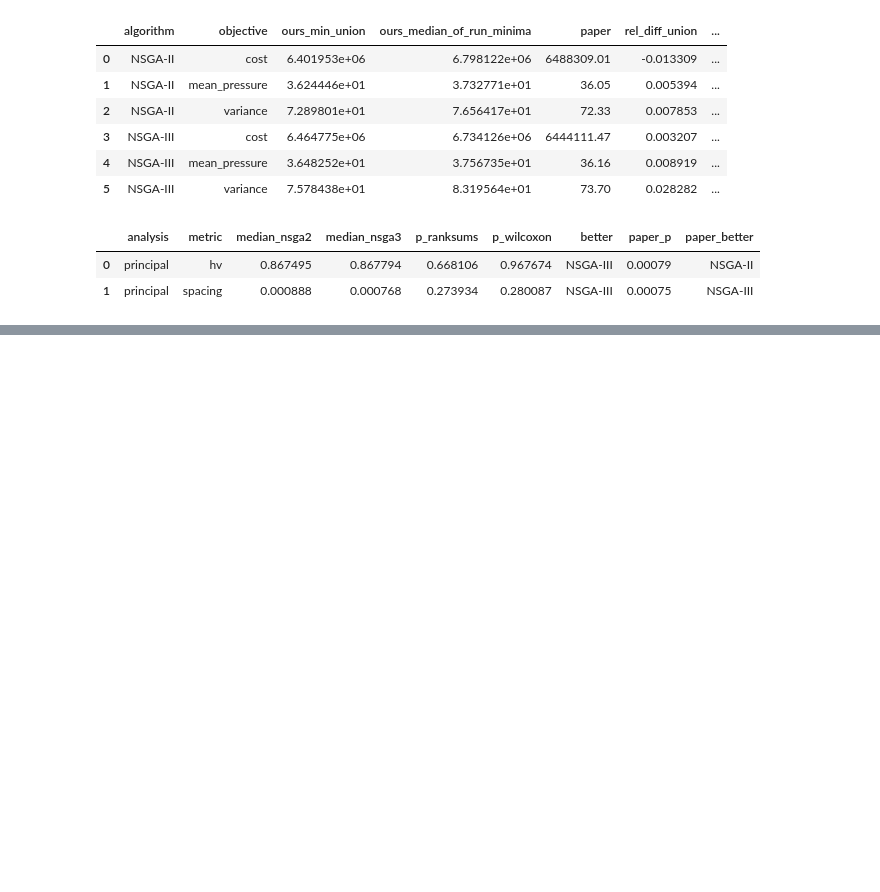
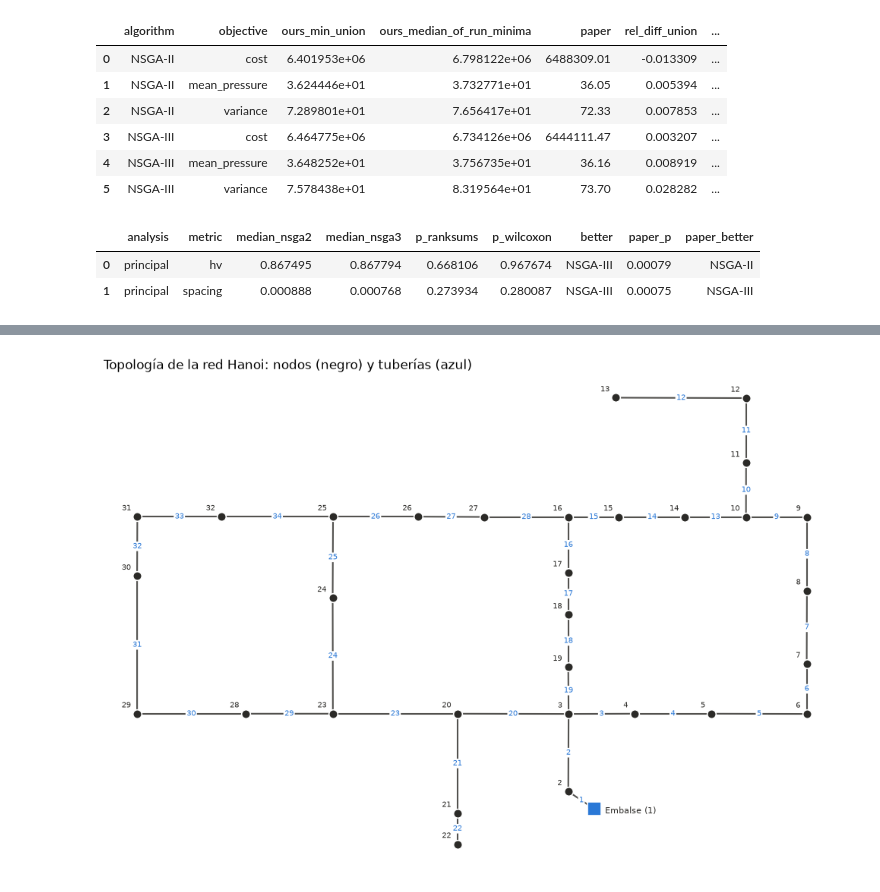
Before and after one commit to SantiagoDeLaC-TEC/proyecto-bioinspirados, a Jupyter notebook: notebooks/replicacion_hanoi.ipynb, the cells around one changed output, grey strips where cells are left out. Saved outputs shown, nothing was run; the diff lists cells and outputs as text; code cells hidden in the pictures; blank space fills up the shorter version.

Commit message:
Revisión de resultados y visualización de mejora al sistema.

```diff
--- a/notebooks/replicacion_hanoi.ipynb
+++ b/notebooks/replicacion_hanoi.ipynb
@@ -472,0 +541,82 @@ display(TESTS[TESTS.analysis == "principal"].assign(paper_p=lambda t: t.metric.m
+# %%
+from matplotlib.colors import LinearSegmentedColormap, Normalize
+from matplotlib.lines import Line2D
+
+# Red limpia para dibujar (WN ya fue modificada por evaluate) y coordenadas de cada nodo del .inp.
+NET = load_network()
+COORDS = {n: NET.get_node(n).coordinates for n in NET.node_name_list}
+RESERVOIR = NET.reservoir_name_list[0]
+PIPE_COLOR, INK = "#52514e", "#2b2a27"
+LW_PER_MM = 8 / 1016  # ancho de línea proporcional al diámetro: 1016 mm = 8 pt
+PRESSURE_CMAP = LinearSegmentedColormap.from_list("presion", ["#fde4cf", "#f4a261", "#c4521a", "#6b2a0a"])
+
+
+def pipe_ends(pipe_id):
+    pipe = NET.get_link(pipe_id)
+    return COORDS[pipe.start_node_name], COORDS[pipe.end_node_name]
+
+
+def draw_nodes(ax, colors=None, norm=None):
+    """Nodos de consumo (con color de presión si se da) y el embalse como cuadrado."""
+    xy = np.array([COORDS[n] for n in JUNCTIONS])
+    ax.scatter(xy[:, 0], xy[:, 1], s=70, c=INK if colors is None else colors, cmap=PRESSURE_CMAP, norm=norm,
+               edgecolors="white", linewidths=1.2, zorder=3)
+    rx, ry = COORDS[RESERVOIR]
+    ax.scatter(rx, ry, s=170, marker="s", color="#2a78d6", edgecolors="white", linewidths=1.2, zorder=3)
+    ax.annotate(f"Embalse ({RESERVOIR})", (rx, ry), xytext=(10, -4), textcoords="offset points", fontsize=8, color=INK)
+    for n in JUNCTIONS:
+        ax.annotate(n, COORDS[n], xytext=(-6, 6), textcoords="offset points", ha="right", fontsize=7, color=INK)
+    ax.set_aspect("equal")
+    ax.axis("off")
+
+
+# Topología como en la Fig. 5 del paper: numeración de nodos y tuberías, sin diámetros.
+fig, ax = plt.subplots(figsize=(10, 7))
+for pipe_id in PIPE_IDS:
+    (x0, y0), (x1, y1) = pipe_ends(pipe_id)
+    ax.plot([x0, x1], [y0, y1], color=PIPE_COLOR, lw=1.5, zorder=1)
+    ax.annotate(pipe_id, ((x0 + x1) / 2, (y0 + y1) / 2), ha="center", va="center", fontsize=7, color="#2a78d6",
+                bbox=dict(boxstyle="round,pad=0.15", facecolor="white", edgecolor="none"), zorder=2)
+draw_nodes(ax)
+ax.set_title("Topología de la red Hanoi: nodos (negro) y tuberías (azul)", loc="left")
+fig.tight_layout()
+fig.savefig(OUT / "network_topology.png", dpi=160)
+plt.show()
+
+# Diseños a comparar: referencia sobredimensionada y la solución de menor costo de cada algoritmo.
+cheapest = {a: FRONTS[a].loc[FRONTS[a]["cost"].idxmin()] for a in ALGORITHMS}
+DESIGNS = [("Antes: todas las tuberías a 1016 mm", np.full(34, 5))]
+DESIGNS += [(f"Después: {STYLE[a]['label']}, menor costo (semilla {int(cheapest[a].seed)})",
+             cheapest[a][X_COLS].to_numpy(dtype=int)) for a in ALGORITHMS]
+
+# Presión de cada nodo de consumo con cada diseño; la escala de color es común a los tres paneles.
+pressures = []
+for _, x in DESIGNS:
+    assign_diameters(NET, x)
+    pressures.append(simulate_pressures(NET)[JUNCTIONS].to_numpy())
+# El nodo 2, junto al embalse, siempre ronda los 97 m: se deja fuera del tope de la escala para no aplanarla.
+far = [JUNCTIONS.index(n) for n in JUNCTIONS if n != "2"]
+norm = Normalize(vmin=MIN_HEAD, vmax=max(p[far].max() for p in pressures))
+
+fig, axes = plt.subplots(1, 3, figsize=(20, 6.2), layout="constrained")
+for ax, (title, x), p in zip(axes, DESIGNS, pressures):
+    # Ancho de cada tubería proporcional a su diámetro.
+    for pipe_id, k in zip(PIPE_IDS, x):
+        (x0, y0), (x1, y1) = pipe_ends(pipe_id)
+        ax.plot([x0, x1], [y0, y1], color=PIPE_COLOR, lw=DIAMETERS_M[k] * 1000 * LW_PER_MM,
+                solid_capstyle="round", zorder=1)
+    draw_nodes(ax, colors=p, norm=norm)
+    surplus = p - MIN_HEAD
+    ax.set_title(f"{title}\nCosto {total_cost(x) / 1e6:.3f} M $ · presión mínima {p.min():.1f} m\n"
+                 f"Varianza de ΔSH {np.var(surplus):.1f} m²", loc="left", fontsize=10)
+
+# Leyenda de diámetros (ancho de línea) y barra de color de presión.
+handles = [Line2D([], [], color=PIPE_COLOR, lw=d * 1000 * LW_PER_MM, label=f"{d * 1000:.1f} mm") for d in DIAMETERS_M]
+fig.legend(handles=handles, title="Diámetro de tubería", loc="outside lower center", ncol=6, frameon=False)
+bar = fig.colorbar(plt.cm.ScalarMappable(norm=norm, cmap=PRESSURE_CMAP), ax=axes, shrink=0.8, extend="max")
+bar.set_label("Presión en el nodo (m); mínimo requerido 30 m")
+fig.suptitle("Red Hanoi antes y después de la optimización", x=0.01, ha="left", fontsize=13)
+fig.savefig(OUT / "network_before_after.png", dpi=160, bbox_inches="tight")
+plt.show()
+# %% [output]
+[figure, added]
```
Also changed, not shown: parts of 19 cells of this notebook, 7 other files.
